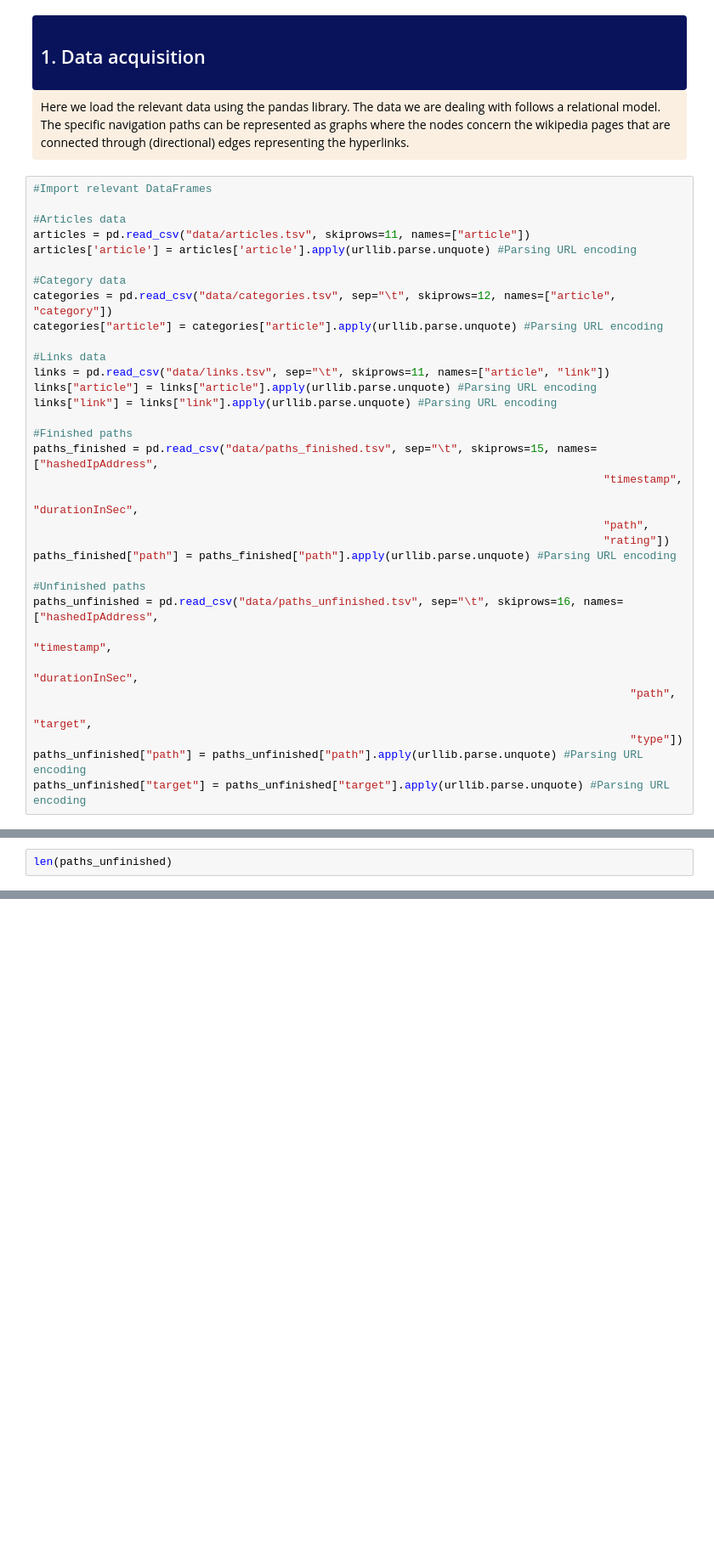
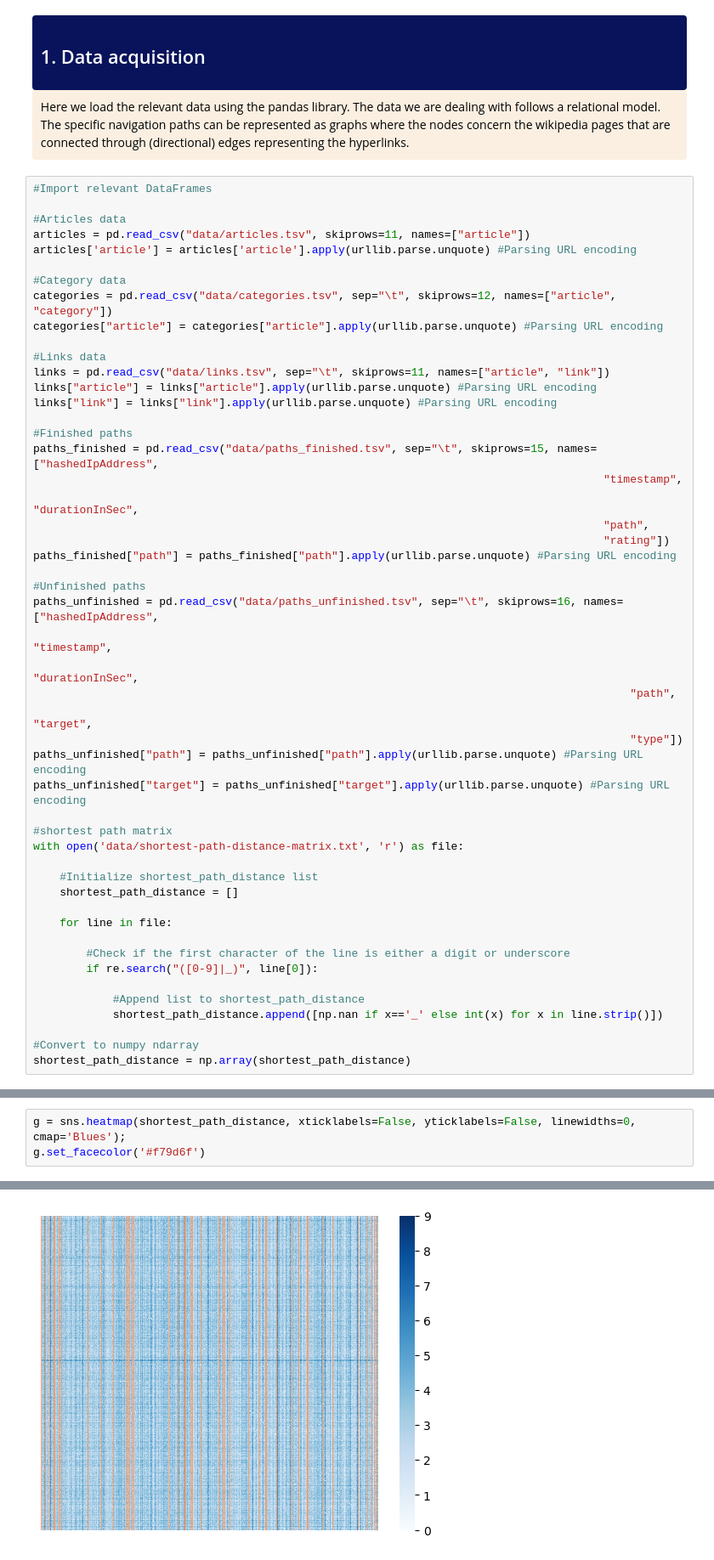
Before and after one commit to epfl-ada/ada-2022-project-7yobananaboy7, a Jupyter notebook: main.ipynb, the cells around one changed output, grey strips where cells are left out. Shown at 85% size. Cells and saved outputs as stored; diff of their text form; blank space fills up the shorter version.

Commit message:
added first part of data exploration

```diff
--- a/main.ipynb
+++ b/main.ipynb
@@ -50,3 +53,20 @@ paths_unfinished = pd.read_csv("data/paths_unfinished.tsv", sep="\t", skiprows=1
                                                                                           "type"])
 paths_unfinished["path"] = paths_unfinished["path"].apply(urllib.parse.unquote) #Parsing URL encoding
 paths_unfinished["target"] = paths_unfinished["target"].apply(urllib.parse.unquote) #Parsing URL encoding
+
+#shortest path matrix
+with open('data/shortest-path-distance-matrix.txt', 'r') as file:
+
+    #Initialize shortest_path_distance list
+    shortest_path_distance = []
+
+    for line in file:
+
+        #Check if the first character of the line is either a digit or underscore
+        if re.search("([0-9]|_)", line[0]):
+
+            #Append list to shortest_path_distance
+            shortest_path_distance.append([np.nan if x=='_' else int(x) for x in line.strip()])
+
+#Convert to numpy ndarray
+shortest_path_distance = np.array(shortest_path_distance)
@@ -53,3 +86,4 @@ paths_unfinished["target"] = paths_unfinished["target"].apply(urllib.parse.unquo
 # %%
-len(paths_unfinished)
+g = sns.heatmap(shortest_path_distance, xticklabels=False, yticklabels=False, linewidths=0, cmap='Blues');
+g.set_facecolor('#f79d6f')
 # %% [output]
@@ -56,0 +90 @@ len(paths_unfinished)
+[figure, added]
```
Also changed, not shown: parts of 3 cells of this notebook.
